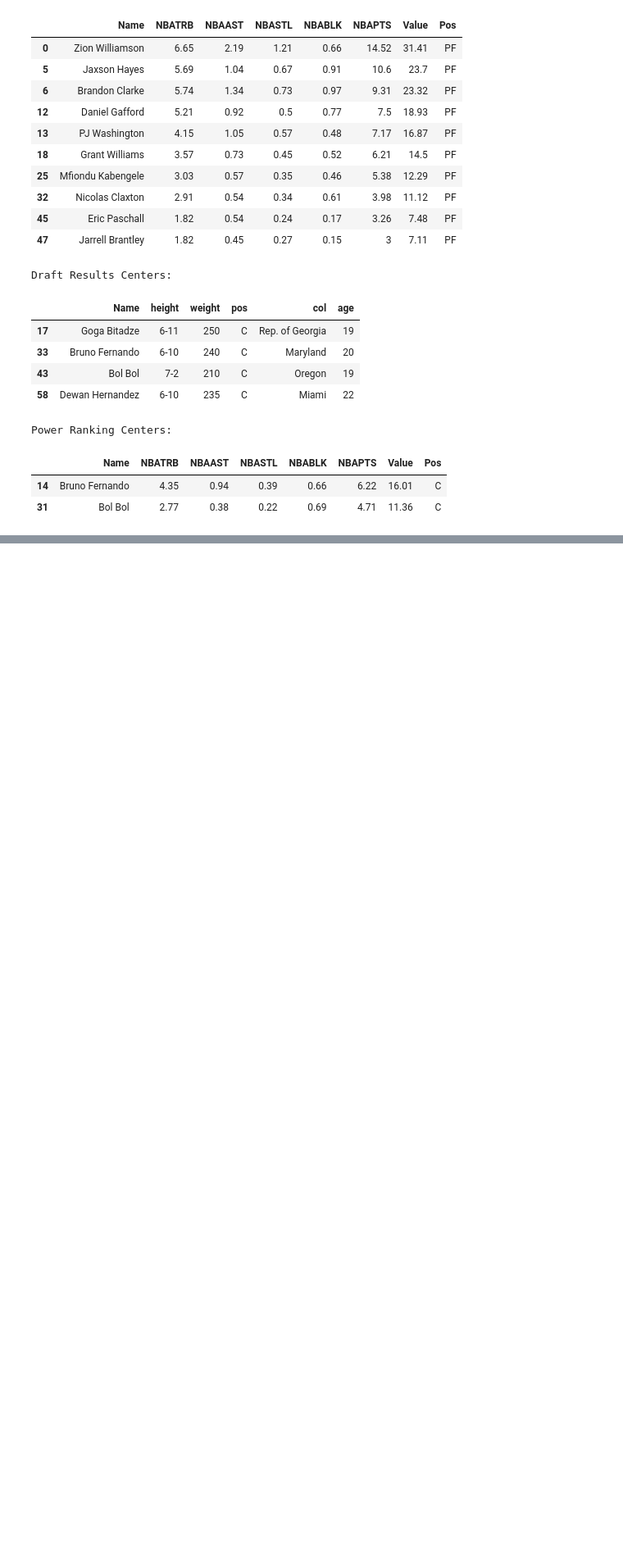
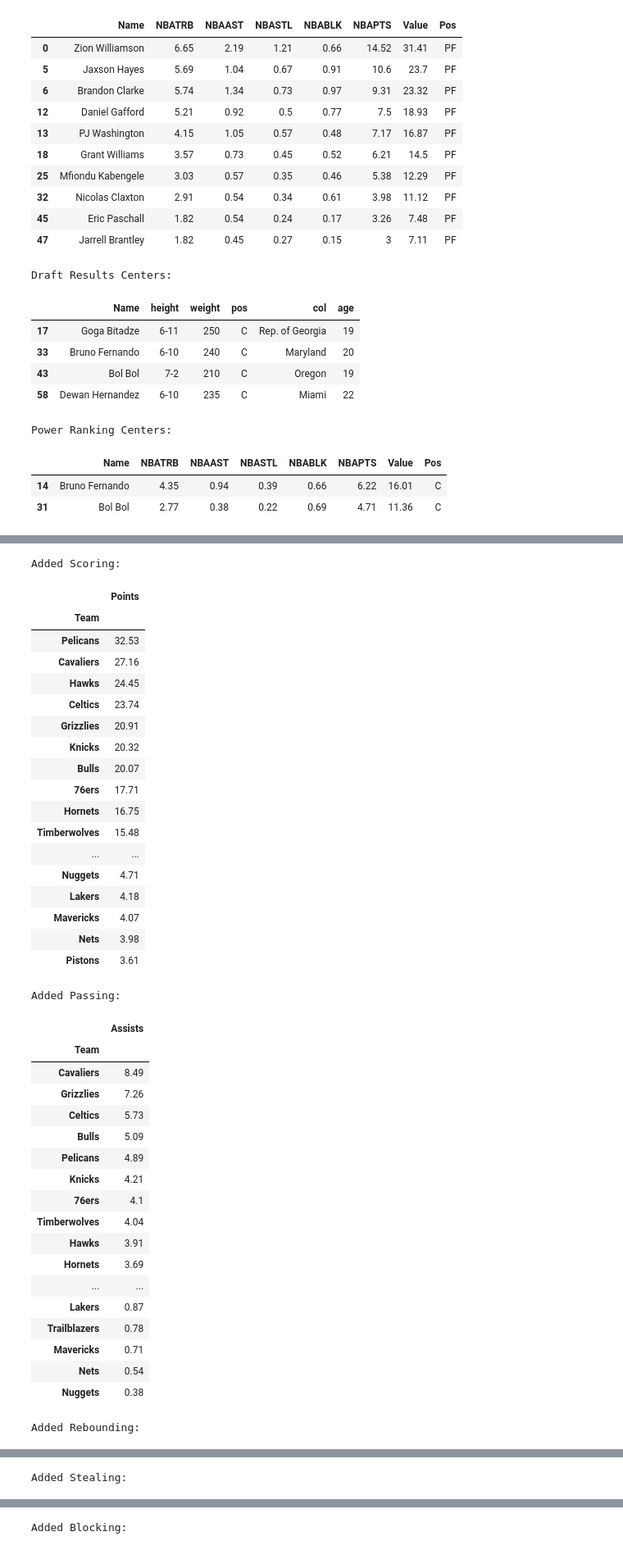
Before and after one commit to SidTheKid007/NBARookieAnalysis, a Jupyter notebook: Modified Rookie Predictions 2.ipynb, the cells around one changed output, grey strips where cells are left out. Shown at 82% size. Drawn from its saved outputs; the diff is of its cells as text; code cells hidden in the pictures; blank space fills up the shorter version.

```diff
--- a/Modified Rookie Predictions 2.ipynb
+++ b/Modified Rookie Predictions 2.ipynb
@@ -1118,0 +1146,78 @@ Power Ranking Centers:
+# %%
+teams = finaly.Tm.unique()
+av = []
+for t in teams:
+    av.append(t)
+    finaly2 = finaly[finaly['Tm']==t]
+    av.append(finaly2['NBAPTS'].sum())
+    av.append(finaly2['NBAAST'].sum())
+    av.append(finaly2['NBATRB'].sum())
+    av.append(finaly2['NBASTL'].sum())
+    av.append(finaly2['NBABLK'].sum())
+    av.append(finaly2['Value'].sum())
+    av.append(finaly2['diff'].sum()/len(finaly2))
+    av.append(len(finaly2))
+av2 = np.array(av)
+refined = np.reshape(av2, (-1, 9))
+teamdf = pd.DataFrame(refined, columns=['Team','Points','Assists','Rebounds','Steals','Blocks','Value','Grade','Num'])
+cols=['Points','Assists','Rebounds','Steals','Blocks','Value','Grade','Num']
+for col in cols:
+    teamdf[col] = pd.to_numeric(teamdf[col], errors='coerce')
+# %%
+teamdf = teamdf.set_index('Team')
+df1_styler = teamdf[['Points']].sort_values('Points', ascending=False).style.\
+                set_table_attributes("style='display:inline'").\
+                set_caption('Added Scoring:')
+df2_styler = teamdf[['Assists']].sort_values('Assists', ascending=False).style.\
+                set_table_attributes("style='display:inline'").\
+                set_caption('Added Passing:')
+df3_styler = teamdf[['Rebounds']].sort_values('Rebounds', ascending=False).style.\
+                set_table_attributes("style='display:inline'").\
+                set_caption('Added Rebounding:')
+df4_styler = teamdf[['Steals']].sort_values('Steals', ascending=False).style.\
+                set_table_attributes("style='display:inline'").\
+                set_caption('Added Stealing:')
+df5_styler = teamdf[['Blocks']].sort_values('Blocks', ascending=False).style.\
+                set_table_attributes("style='display:inline'").\
+                set_caption('Added Blocking:')
+display_html(df1_styler._repr_html_()+' '+df2_styler._repr_html_()+' '+df3_styler._repr_html_()+' '+df4_styler._repr_html_()+' '+df5_styler._repr_html_(), raw=True)
+# %% [output]
+Added Scoring:
+|  | Points |
+| Team |  |
+| Pelicans | 32.53 |
+| Cavaliers | 27.16 |
+| Hawks | 24.45 |
+| Celtics | 23.74 |
+| Grizzlies | 20.91 |
+| Knicks | 20.32 |
+| Bulls | 20.07 |
+| 76ers | 17.71 |
+| Hornets | 16.75 |
+| Timberwolves | 15.48 |
+| ... | ... |
+| Nuggets | 4.71 |
+| Lakers | 4.18 |
+| Mavericks | 4.07 |
+| Nets | 3.98 |
+| Pistons | 3.61 |
+Added Passing:
+|  | Assists |
+| Team |  |
+| Cavaliers | 8.49 |
+| Grizzlies | 7.26 |
+| Celtics | 5.73 |
+| Bulls | 5.09 |
+| Pelicans | 4.89 |
+| Knicks | 4.21 |
+| 76ers | 4.1 |
+| Timberwolves | 4.04 |
+| Hawks | 3.91 |
+| Hornets | 3.69 |
+| ... | ... |
+| Lakers | 0.87 |
+| Trailblazers | 0.78 |
+| Mavericks | 0.71 |
+| Nets | 0.54 |
+| Nuggets | 0.38 |
+Added Rebounding:
@@ -1118,0 +1242 @@ Power Ranking Centers:
+Added Stealing:
@@ -1118,0 +1261 @@ Power Ranking Centers:
+Added Blocking:
```
Also changed, not shown: parts of 10 cells of this notebook.
